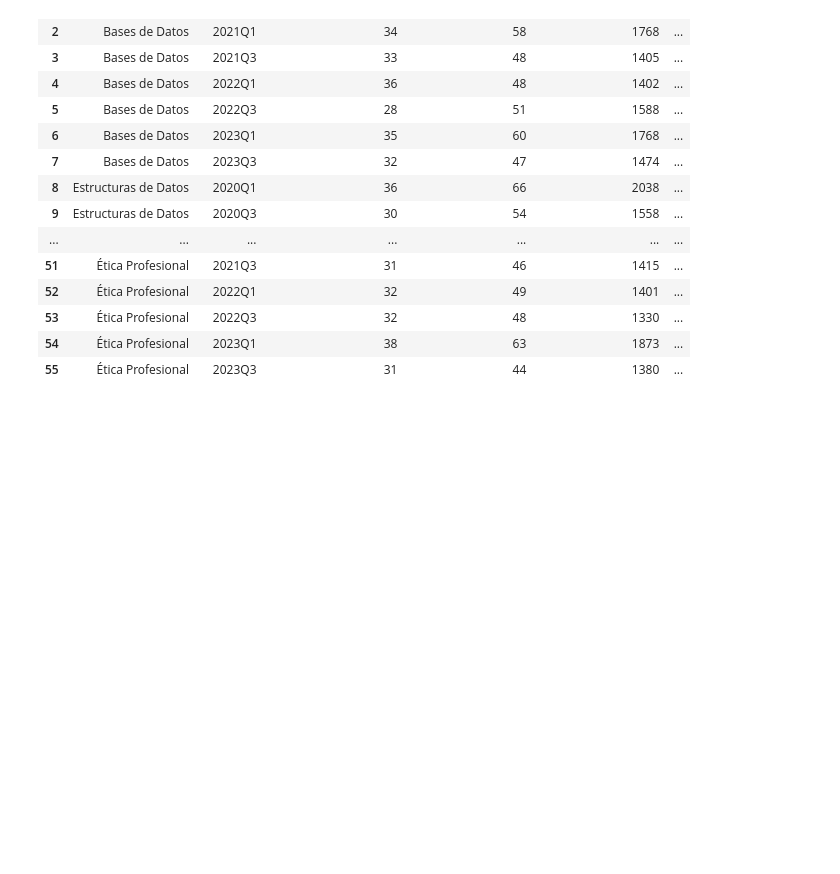
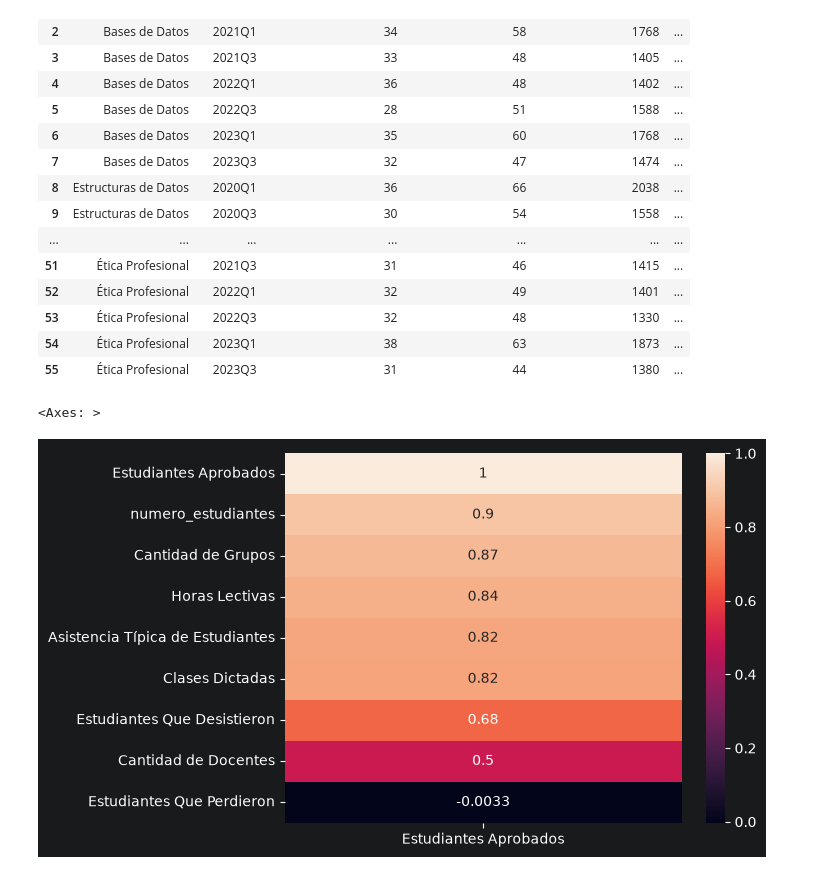
Before and after one commit to Capstone-Tech-Tailors/Analitica-Educativa, a Jupyter notebook: exploracion/Consultas Estructuradas Con Metricas.ipynb, the cells around one changed output. Drawn from its saved outputs; the diff is of its cells as text; code cells hidden in the pictures; blank space fills up the shorter version.

```diff
--- a/exploracion/Consultas Estructuradas Con Metricas.ipynb
+++ b/exploracion/Consultas Estructuradas Con Metricas.ipynb
@@ -455,6 +620,7 @@ seguimiento_asignaturas["Clases Dictadas"] = seguimiento_asignaturas["Clases Dic
 
 # seguimiento_asignaturas["Franja Horaria"] = seguimiento_asignaturas["Franja Horaria"].astype("category")
 
+seguimiento_asignaturas = seguimiento_asignaturas.convert_dtypes()
 seguimiento_asignaturas
 # %% [output]
 |  | asignatura | semestre | Cantidad de Docentes | Cantidad de Grupos | numero_estudiantes | ... |
@@ -474,3 +640,10 @@ seguimiento_asignaturas
 | 53 | Ética Profesional | 2022Q3 | 32 | 48 | 1330 | ... |
 | 54 | Ética Profesional | 2023Q1 | 38 | 63 | 1873 | ... |
 | 55 | Ética Profesional | 2023Q3 | 31 | 44 | 1380 | ... |
+# %%
+corr_asign = seguimiento_asignaturas.select_dtypes(include='number').corr()
+# %%
+sns.heatmap(corr_asign.loc[:, ["Estudiantes Aprobados"]].sort_values(["Estudiantes Aprobados"], ascending=False), annot=True)
+# %% [output]
+<Axes: >
+[figure, added]
```
Also changed, not shown: parts of 10 cells of this notebook.
